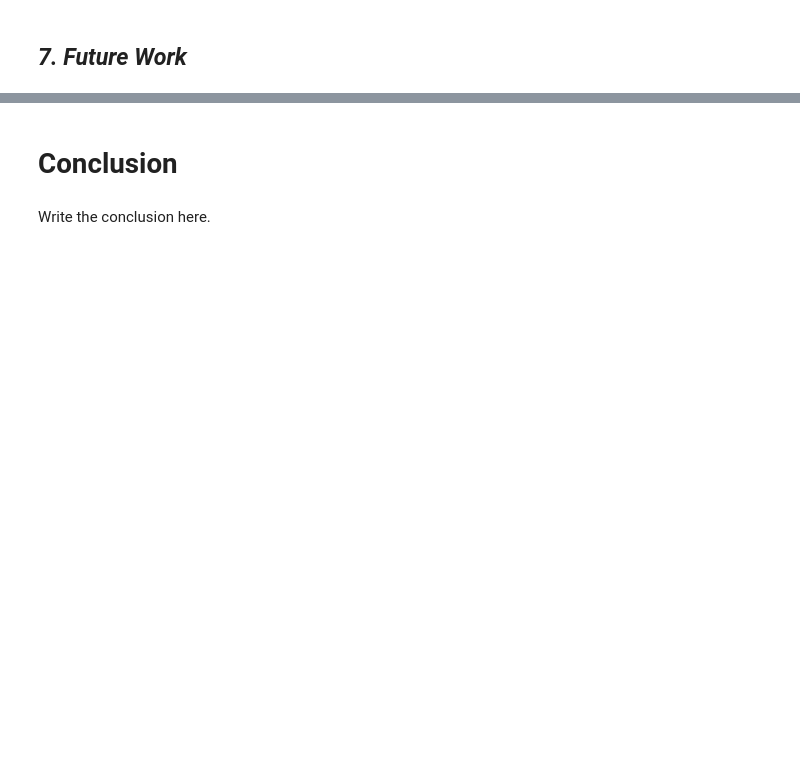
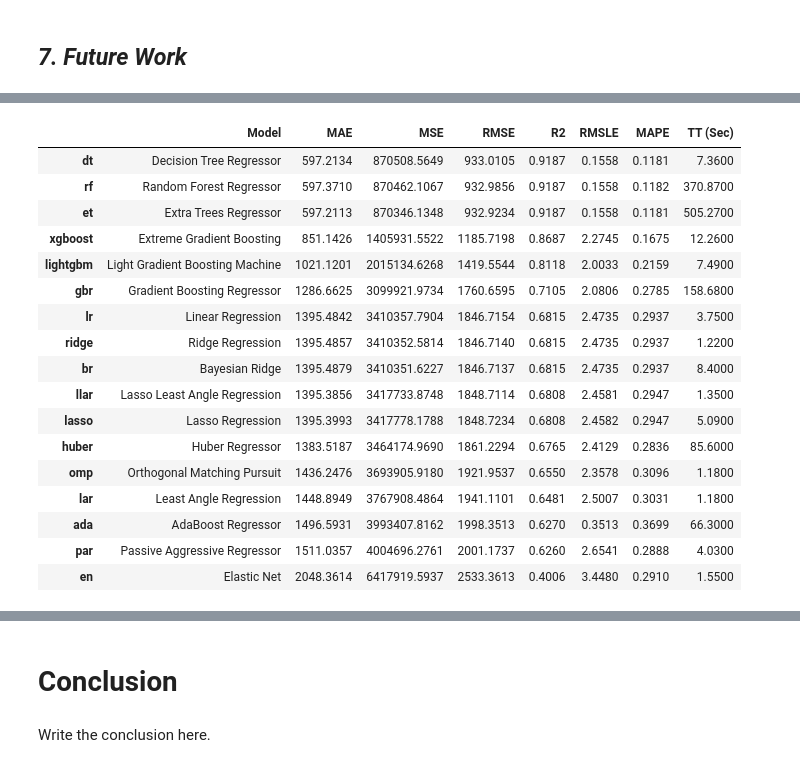
Before and after one commit to MrMRaut/Drug-Stores-Sales-Analysis-and-Prediction, a Jupyter notebook: 1151_Drug_Stores_Sales_Data.ipynb, the cells around one changed output, grey strips where cells are left out. Cells and saved outputs as stored; diff of their text form; code cells hidden in the pictures; blank space fills up the shorter version.

```diff
--- a/1151_Drug_Stores_Sales_Data.ipynb
+++ b/1151_Drug_Stores_Sales_Data.ipynb
@@ -1167,0 +1251,3 @@ best_model = s.compare_models()
+# %%
+best_model = s.compare_models(exclude = ['svm', 'knn', 'lda', 'dummy', 'qda'], cross_validation = False)
+# %% [output]
@@ -1167,0 +1255,18 @@ best_model = s.compare_models()
+|  | Model | MAE | MSE | RMSE | R2 | RMSLE | MAPE | TT (Sec) |
+| dt | Decision Tree Regressor | 597.2134 | 870508.5649 | 933.0105 | 0.9187 | 0.1558 | 0.1181 | 7.3600 |
+| rf | Random Forest Regressor | 597.3710 | 870462.1067 | 932.9856 | 0.9187 | 0.1558 | 0.1182 | 370.8700 |
+| et | Extra Trees Regressor | 597.2113 | 870346.1348 | 932.9234 | 0.9187 | 0.1558 | 0.1181 | 505.2700 |
+| xgboost | Extreme Gradient Boosting | 851.1426 | 1405931.5522 | 1185.7198 | 0.8687 | 2.2745 | 0.1675 | 12.2600 |
+| lightgbm | Light Gradient Boosting Machine | 1021.1201 | 2015134.6268 | 1419.5544 | 0.8118 | 2.0033 | 0.2159 | 7.4900 |
+| gbr | Gradient Boosting Regressor | 1286.6625 | 3099921.9734 | 1760.6595 | 0.7105 | 2.0806 | 0.2785 | 158.6800 |
+| lr | Linear Regression | 1395.4842 | 3410357.7904 | 1846.7154 | 0.6815 | 2.4735 | 0.2937 | 3.7500 |
+| ridge | Ridge Regression | 1395.4857 | 3410352.5814 | 1846.7140 | 0.6815 | 2.4735 | 0.2937 | 1.2200 |
+| br | Bayesian Ridge | 1395.4879 | 3410351.6227 | 1846.7137 | 0.6815 | 2.4735 | 0.2937 | 8.4000 |
+| llar | Lasso Least Angle Regression | 1395.3856 | 3417733.8748 | 1848.7114 | 0.6808 | 2.4581 | 0.2947 | 1.3500 |
+| lasso | Lasso Regression | 1395.3993 | 3417778.1788 | 1848.7234 | 0.6808 | 2.4582 | 0.2947 | 5.0900 |
+| huber | Huber Regressor | 1383.5187 | 3464174.9690 | 1861.2294 | 0.6765 | 2.4129 | 0.2836 | 85.6000 |
+| omp | Orthogonal Matching Pursuit | 1436.2476 | 3693905.9180 | 1921.9537 | 0.6550 | 2.3578 | 0.3096 | 1.1800 |
+| lar | Least Angle Regression | 1448.8949 | 3767908.4864 | 1941.1101 | 0.6481 | 2.5007 | 0.3031 | 1.1800 |
+| ada | AdaBoost Regressor | 1496.5931 | 3993407.8162 | 1998.3513 | 0.6270 | 0.3513 | 0.3699 | 66.3000 |
+| par | Passive Aggressive Regressor | 1511.0357 | 4004696.2761 | 2001.1737 | 0.6260 | 2.6541 | 0.2888 | 4.0300 |
+| en | Elastic Net | 2048.3614 | 6417919.5937 | 2533.3613 | 0.4006 | 3.4480 | 0.2910 | 1.5500 |
```
Also changed, not shown: parts of 31 cells of this notebook.
